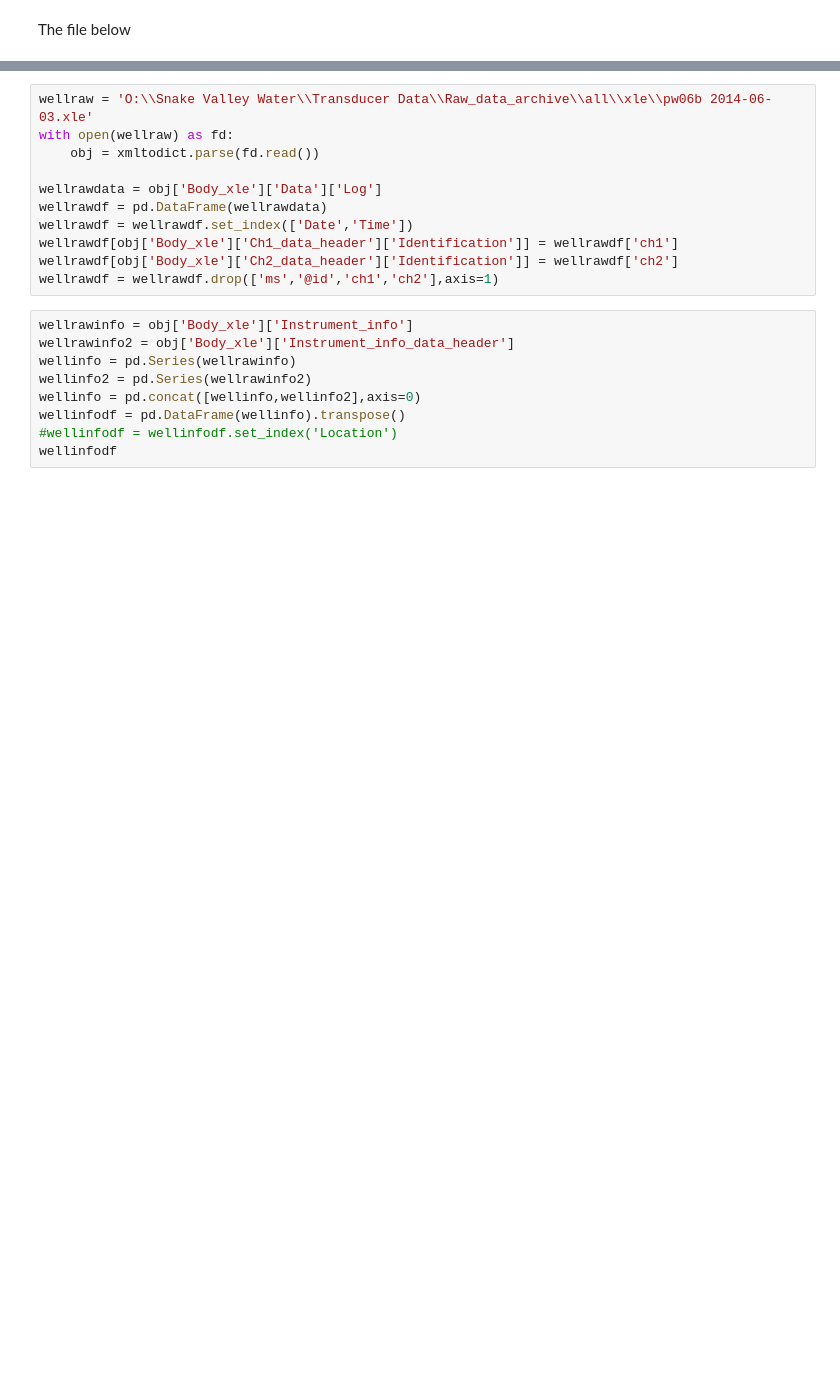
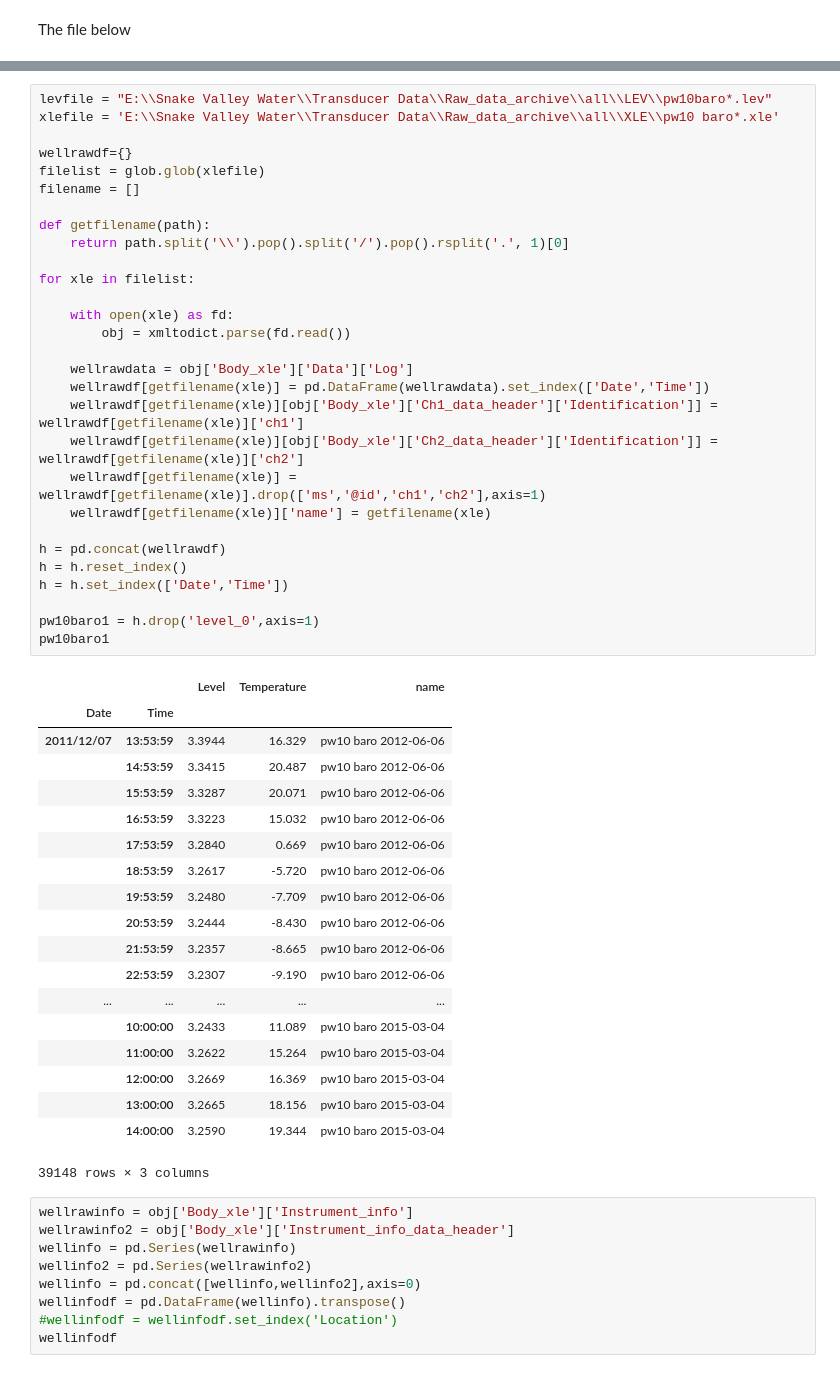
Before and after one commit to inkenbrandt/IPython, a Jupyter notebook: Snake_Valley_Data_Import.ipynb, the cells around one changed output, grey strips where cells are left out. Cells and saved outputs as stored; diff of their text form; blank space fills up the shorter version.

```diff
--- a/Snake_Valley_Data_Import.ipynb
+++ b/Snake_Valley_Data_Import.ipynb
@@ -76,14 +82,52 @@ for levfile in filelist:
 # %%
-wellraw = 'O:\\Snake Valley Water\\Transducer Data\\Raw_data_archive\\all\\xle\\pw06b 2014-06-03.xle'
-with open(wellraw) as fd:
-    obj = xmltodict.parse(fd.read())
+levfile = "E:\\Snake Valley Water\\Transducer Data\\Raw_data_archive\\all\\LEV\\pw10baro*.lev"
+xlefile = 'E:\\Snake Valley Water\\Transducer Data\\Raw_data_archive\\all\\XLE\\pw10 baro*.xle'
 
-wellrawdata = obj['Body_xle']['Data']['Log']
-wellrawdf = pd.DataFrame(wellrawdata)
-wellrawdf = wellrawdf.set_index(['Date','Time'])
-wellrawdf[obj['Body_xle']['Ch1_data_header']['Identification']] = wellrawdf['ch1']
-wellrawdf[obj['Body_xle']['Ch2_data_header']['Identification']] = wellrawdf['ch2']
-wellrawdf = wellrawdf.drop(['ms','@id','ch1','ch2'],axis=1)
+wellrawdf={}
+filelist = glob.glob(xlefile)
+filename = []
+
+def getfilename(path):
+    return path.split('\\').pop().split('/').pop().rsplit('.', 1)[0]
+
+for xle in filelist:
+
+    with open(xle) as fd:
+        obj = xmltodict.parse(fd.read())
+
+    wellrawdata = obj['Body_xle']['Data']['Log']
+    wellrawdf[getfilename(xle)] = pd.DataFrame(wellrawdata).set_index(['Date','Time'])
+    wellrawdf[getfilename(xle)][obj['Body_xle']['Ch1_data_header']['Identification']] = wellrawdf[getfilename(xle)]['ch1']
+    wellrawdf[getfilename(xle)][obj['Body_xle']['Ch2_data_header']['Identification']] = wellrawdf[getfilename(xle)]['ch2']
+    wellrawdf[getfilename(xle)] = wellrawdf[getfilename(xle)].drop(['ms','@id','ch1','ch2'],axis=1)
+    wellrawdf[getfilename(xle)]['name'] = getfilename(xle)
+
+h = pd.concat(wellrawdf)
+h = h.reset_index()
+h = h.set_index(['Date','Time'])
+
+pw10baro1 = h.drop('level_0',axis=1)
+pw10baro1
+# %% [output]
+|  |  | Level | Temperature | name |
+| Date | Time |  |  |  |
+| 2011/12/07 | 13:53:59 | 3.3944 | 16.329 | pw10 baro 2012-06-06 |
+|  | 14:53:59 | 3.3415 | 20.487 | pw10 baro 2012-06-06 |
+|  | 15:53:59 | 3.3287 | 20.071 | pw10 baro 2012-06-06 |
+|  | 16:53:59 | 3.3223 | 15.032 | pw10 baro 2012-06-06 |
+|  | 17:53:59 | 3.2840 | 0.669 | pw10 baro 2012-06-06 |
+|  | 18:53:59 | 3.2617 | -5.720 | pw10 baro 2012-06-06 |
+|  | 19:53:59 | 3.2480 | -7.709 | pw10 baro 2012-06-06 |
+|  | 20:53:59 | 3.2444 | -8.430 | pw10 baro 2012-06-06 |
+|  | 21:53:59 | 3.2357 | -8.665 | pw10 baro 2012-06-06 |
+|  | 22:53:59 | 3.2307 | -9.190 | pw10 baro 2012-06-06 |
+| ... | ... | ... | ... | ... |
+|  | 10:00:00 | 3.2433 | 11.089 | pw10 baro 2015-03-04 |
+|  | 11:00:00 | 3.2622 | 15.264 | pw10 baro 2015-03-04 |
+|  | 12:00:00 | 3.2669 | 16.369 | pw10 baro 2015-03-04 |
+|  | 13:00:00 | 3.2665 | 18.156 | pw10 baro 2015-03-04 |
+|  | 14:00:00 | 3.2590 | 19.344 | pw10 baro 2015-03-04 |
+39148 rows × 3 columns
 # %%
 wellrawinfo = obj['Body_xle']['Instrument_info']
 wellrawinfo2 = obj['Body_xle']['Instrument_info_data_header']
```
Also changed, not shown: parts of 4 cells of this notebook.
